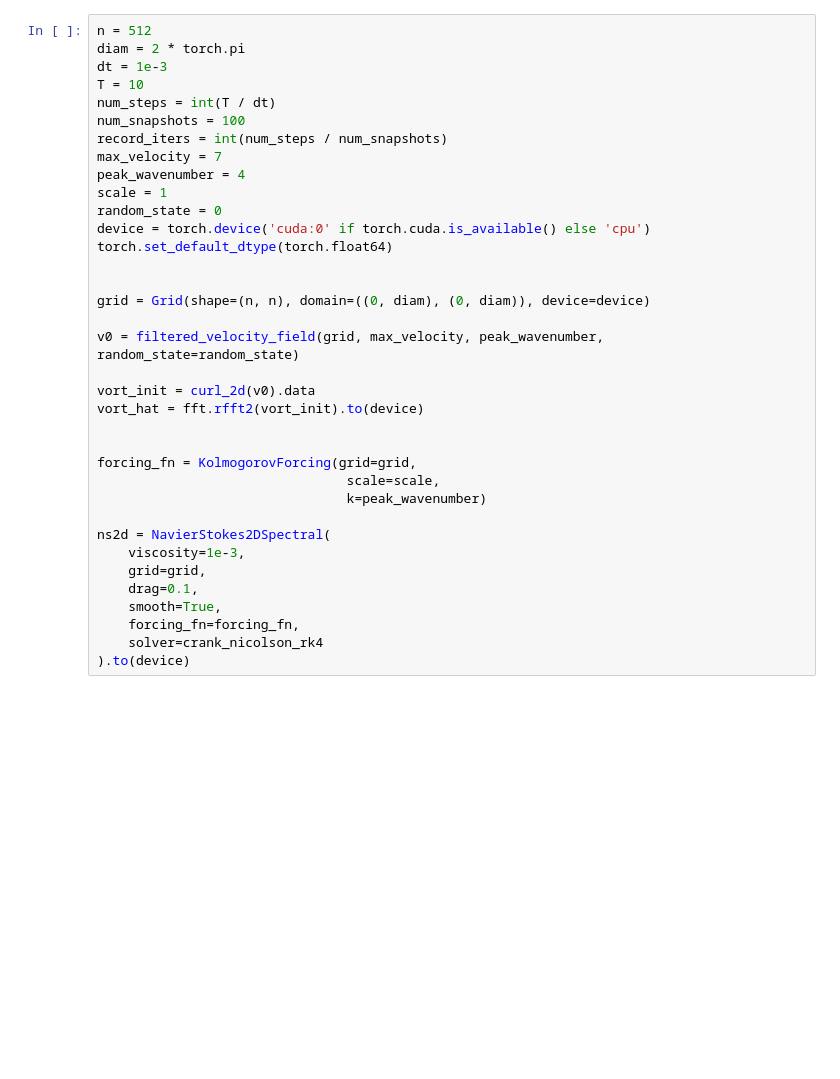
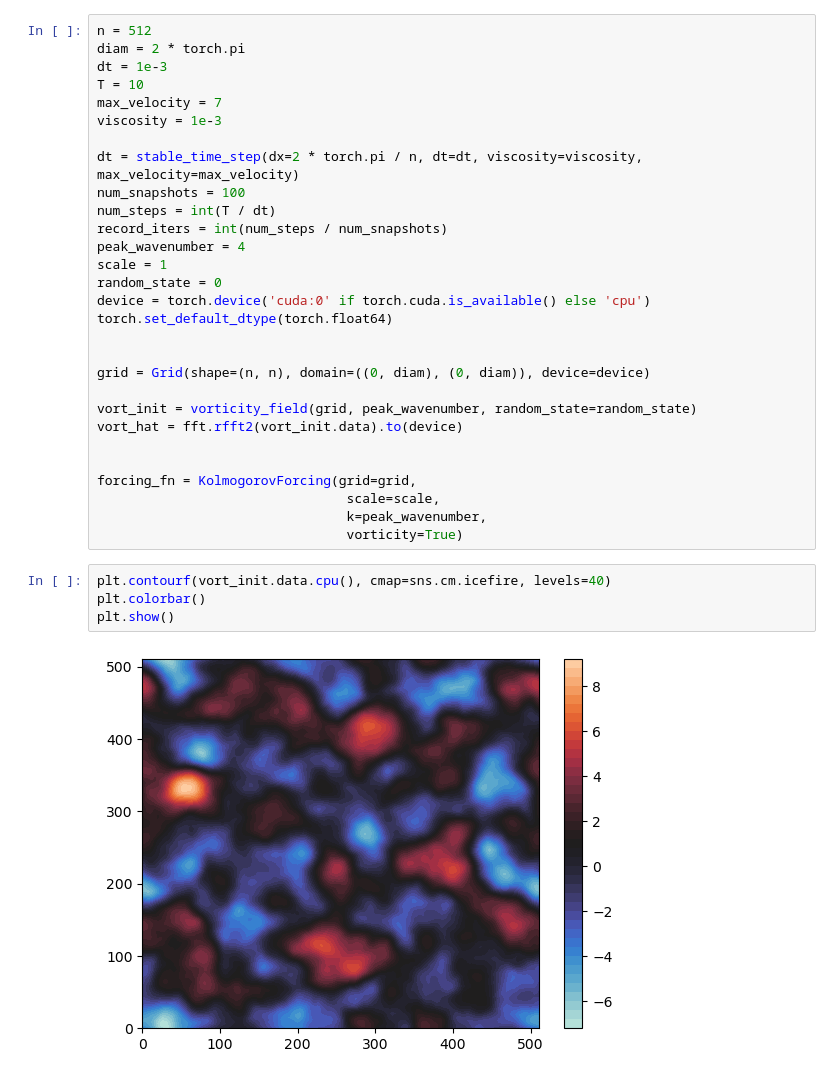
Before and after one commit to scaomath/torch-cfd, a Jupyter notebook: example_Kolmogrov2d_rk4_cn_forced_turbulence.ipynb, the cells around one changed output. Cells and saved outputs as stored; diff of their text form; blank space fills up the shorter version.

```diff
--- a/example_Kolmogrov2d_rk4_cn_forced_turbulence.ipynb
+++ b/example_Kolmogrov2d_rk4_cn_forced_turbulence.ipynb
@@ -21,10 +19,13 @@ n = 512
 diam = 2 * torch.pi
 dt = 1e-3
 T = 10
+max_velocity = 7
+viscosity = 1e-3
+
+dt = stable_time_step(dx=2 * torch.pi / n, dt=dt, viscosity=viscosity, max_velocity=max_velocity)
+num_snapshots = 100
 num_steps = int(T / dt)
-num_snapshots = 100
 record_iters = int(num_steps / num_snapshots)
-max_velocity = 7
 peak_wavenumber = 4
 scale = 1
 random_state = 0
@@ -34,22 +35,18 @@ torch.set_default_dtype(torch.float64)
 
 grid = Grid(shape=(n, n), domain=((0, diam), (0, diam)), device=device)
 
-v0 = filtered_velocity_field(grid, max_velocity, peak_wavenumber, random_state=random_state)
-
-vort_init = curl_2d(v0).data
-vort_hat = fft.rfft2(vort_init).to(device)
+vort_init = vorticity_field(grid, peak_wavenumber, random_state=random_state)
+vort_hat = fft.rfft2(vort_init.data).to(device)
 
 
 forcing_fn = KolmogorovForcing(grid=grid,
                                 scale=scale,
-                                k=peak_wavenumber)
-
-ns2d = NavierStokes2DSpectral(
-    viscosity=1e-3,
-    grid=grid,
-    drag=0.1,
-    smooth=True,
-    forcing_fn=forcing_fn,
-    solver=crank_nicolson_rk4
-).to(device)
+                                k=peak_wavenumber,
+                                vorticity=True)
+# %%
+plt.contourf(vort_init.data.cpu(), cmap=sns.cm.icefire, levels=40)
+plt.colorbar()
+plt.show()
+# %% [output]
+[figure, added]
 # %%
```
Also changed, not shown: parts of 5 cells of this notebook, 3 other files.
